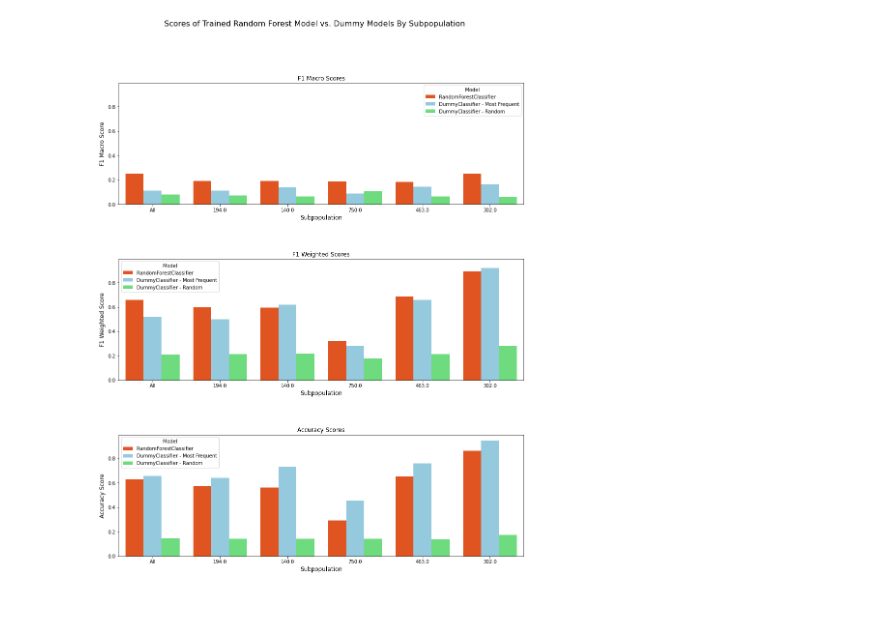
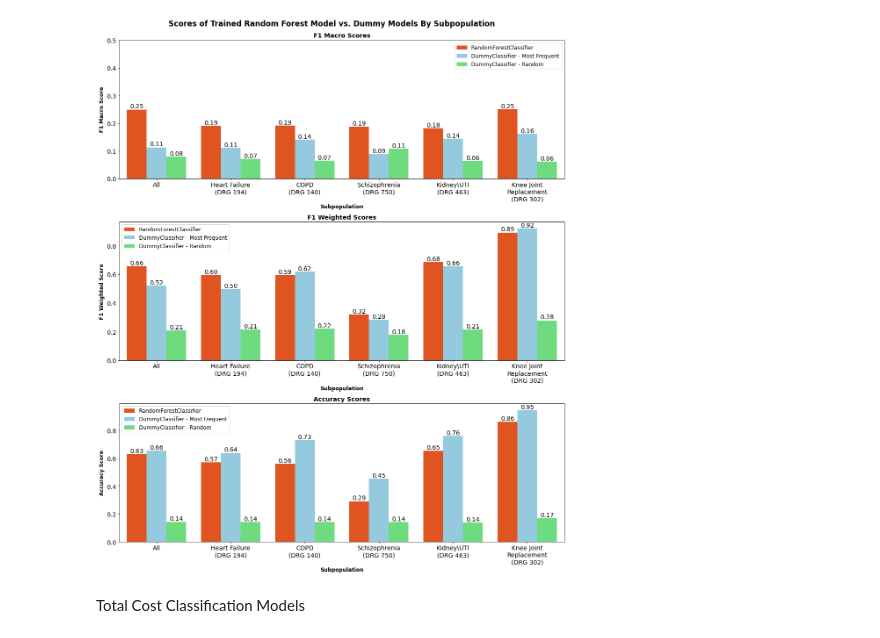
Before and after one commit to srilekha-sikhinam/medficient, a Jupyter notebook: src/visualizations/visualizations.ipynb, the cells around one changed output. Saved outputs shown, nothing was run; the diff lists cells and outputs as text; code cells hidden in the pictures; blank space fills up the shorter version.

```diff
--- a/src/visualizations/visualizations.ipynb
+++ b/src/visualizations/visualizations.ipynb
@@ -106,29 +377,48 @@ plt.savefig('Model_Performance_By_Subpopulation.png')
 # %%
 #Plot dummy classifiers vs rf model performance for each population
 final_results_df = pd.read_csv('saved_scores_to_plot/final_rf_model_results.csv')
+dict_to_replace = {194.0: 'Heart Failure Patients', 140.0: 'COPD Patients', 750.0: 'Schizophrenia Patients', 463.0: 'Kidney/UTI Patients', 302.0: 'Knee Joint Replacement Patients'}
 
-fig, axes = plt.subplots(3, 1, figsize=(15, 18), sharey=True)
+fig, axes = plt.subplots(3, 1, figsize=(15, 18), sharey=False)
 fig.subplots_adjust(hspace=0.45, wspace=0.25)
-fig.suptitle('Scores of Trained Random Forest Model vs. Dummy Models By Subpopulation', fontsize=16)
+fig.suptitle('Scores of Trained Random Forest Model vs. Dummy Models By Subpopulation', fontsize=17, fontweight='bold')
 
 sns.barplot(ax=axes[0], data=final_results_df, x="Population", y="F1_Macro", hue="Model",palette= ['orangered', 'skyblue', '#5CED73'])
-axes[0].set_xlabel('Subpopulation', fontsize=12)
-axes[0].set_ylabel('F1 Macro Score', fontsize=12)
-#axes[0].bar_label(axes[0].containers[0])
-axes[0].set_title('F1 Macro Scores')
+axes[0].set_xlabel('Subpopulation', fontsize=12, fontweight='bold')
+axes[0].set_ylabel('F1 Macro Score', fontsize=12, fontweight='bold')
+axes[0].set_xticklabels(labels=['All', 'Heart Failure\n(DRG 194)', 'COPD\n(DRG 140)', 'Schizophrenia\n(DRG 750)', 'Kidney\\UTI\n(DRG 463)', 'Knee Joint\nReplacement\n(DRG 302)'], fontsize=14)
+axes[0].set_title('F1 Macro Scores', fontsize=14, fontweight='bold')
+axes[0].set_ylim(0, 0.5)
+current_values_y = axes[0].get_yticks()
+axes[0].set_yticklabels([round(x, 2) for x in current_values_y], fontsize=14)
+axes[0].legend(fontsize=12)
 
 sns.barplot(ax=axes[1], data=final_results_df, x="Population", y="F1_Weighted", hue="Model",palette= ['orangered', 'skyblue', '#5CED73'])
-axes[1].set_xlabel('Subpopulation', fontsize=12)
-axes[1].set_ylabel('F1 Weighted Score', fontsize=12)
-#axes[1].bar_label(axes[1].containers[0])
-axes[1].set_title('F1 Weighted Scores')
+axes[1].set_xlabel('Subpopulation', fontsize=12, fontweight='bold')
+axes[1].set_ylabel('F1 Weighted Score', fontsize=12, fontweight='bold')
+axes[1].set_xticklabels(labels=['All', 'Heart Failure\n(DRG 194)', 'COPD\n(DRG 140)', 'Schizophrenia\n(DRG 750)', 'Kidney\\UTI\n(DRG 463)', 'Knee Joint\nReplacement\n(DRG 302)'], fontsize=14)
+axes[1].set_title('F1 Weighted Scores', fontsize=14, fontweight='bold')
+current_values_y = axes[1].get_yticks()
+axes[1].set_yticklabels([round(x, 2) for x in current_values_y], fontsize=14)
+axes[1].legend(fontsize=12)
 
 sns.barplot(ax=axes[2], data=final_results_df, x="Population", y="Accuracy", hue="Model",palette= ['orangered', 'skyblue', '#5CED73'])
-axes[2].set_xlabel('Subpopulation', fontsize=12)
-axes[2].set_ylabel('Accuracy Score', fontsize=12)
-#axes[2].bar_label(axes[2].containers[0])
-axes[2].set_title('Accuracy Scores')
+axes[2].set_xlabel('Subpopulation', fontsize=12, fontweight='bold')
+axes[2].set_ylabel('Accuracy Score', fontsize=12, fontweight='bold')
+axes[2].set_xticklabels(labels=['All', 'Heart Failure\n(DRG 194)', 'COPD\n(DRG 140)', 'Schizophrenia\n(DRG 750)', 'Kidney\\UTI\n(DRG 463)', 'Knee Joint\nReplacement\n(DRG 302)'], fontsize=14)
+axes[2].set_title('Accuracy Scores', fontsize=14, fontweight='bold')
+current_values_y = axes[2].get_yticks()
+axes[2].set_yticklabels([round(x, 2) for x in current_values_y], fontsize=14)
+axes[2].legend(fontsize=12)
 
-plt.savefig('RF_vs_Dummy.png')
+for ax1 in [axes[0], axes[1], axes[2]]:
+    for c in ax1.containers:
+        # set the bar label
+        ax1.bar_label(c, fmt='%.2f', fontsize=14)
+
+plt.tight_layout(rect = [0, 0, 1, 0.988])
+#plt.savefig('RF_vs_Dummy.png')
 # %% [output]
-[figure, old version]
+[figure, new version]
+# %% [markdown]
+Total Cost Classification Models
```
Also changed, not shown: parts of 13 cells of this notebook, 10 other files.
